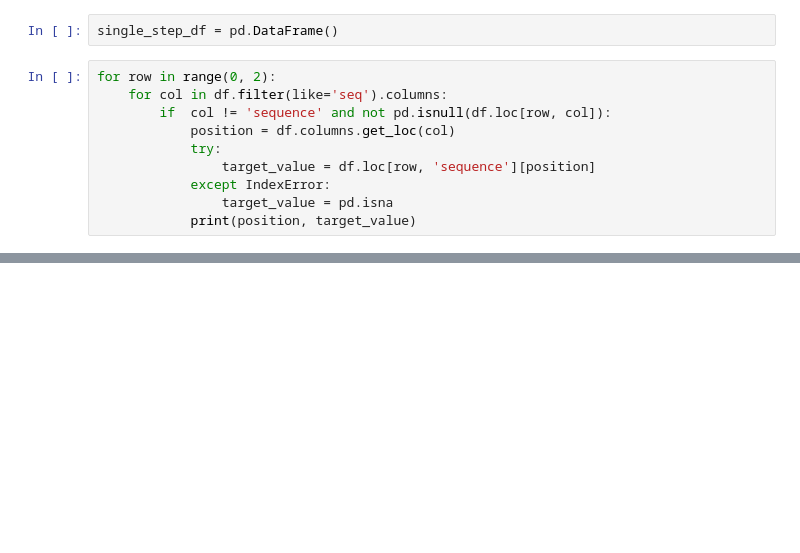
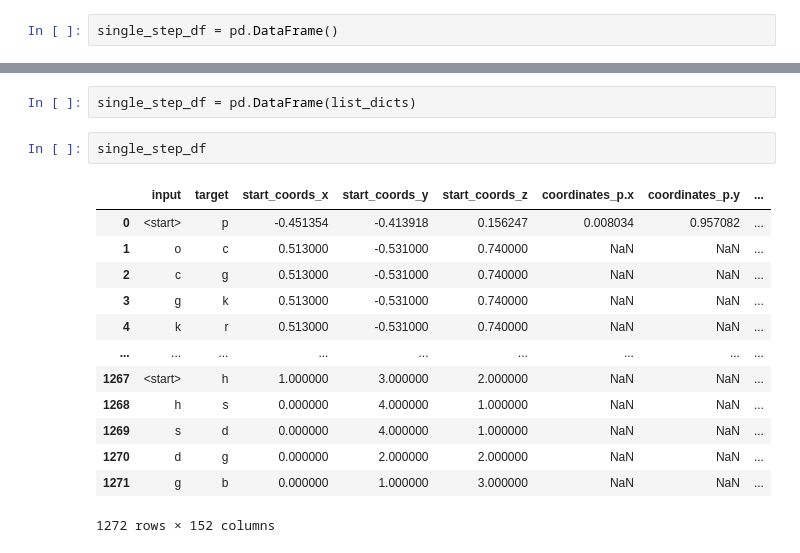
Before and after one commit to zauri/action_selection, a Jupyter notebook: cognitive model/model_evaluation/rnn/transform_data_to_single_step_df.ipynb, the cells around one changed output, grey strips where cells are left out. Cells and saved outputs as stored; diff of their text form; blank space fills up the shorter version.

Commit message:
add script to transform df for single step rnn

```diff
--- a/cognitive model/model_evaluation/rnn/transform_data_to_single_step_df.ipynb
+++ b/cognitive model/model_evaluation/rnn/transform_data_to_single_step_df.ipynb
@@ -43,13 +44,3 @@ df
 190 rows × 216 columns
 # %%
 single_step_df = pd.DataFrame()
-# %%
-for row in range(0, 2):
-    for col in df.filter(like='seq').columns:
-        if  col != 'sequence' and not pd.isnull(df.loc[row, col]):
-            position = df.columns.get_loc(col)
-            try:
-                target_value = df.loc[row, 'sequence'][position]
-            except IndexError:
-                target_value = pd.isna
-            print(position, target_value)
@@ -70,0 +116,18 @@ for row in range(0, 2):
+# %%
+single_step_df = pd.DataFrame(list_dicts)
+# %%
+single_step_df
+# %% [output]
+|  | input | target | start_coords_x | start_coords_y | start_coords_z | coordinates_p.x | coordinates_p.y | ... |
+| 0 | <start> | p | -0.451354 | -0.413918 | 0.156247 | 0.008034 | 0.957082 | ... |
+| 1 | o | c | 0.513000 | -0.531000 | 0.740000 | NaN | NaN | ... |
+| 2 | c | g | 0.513000 | -0.531000 | 0.740000 | NaN | NaN | ... |
+| 3 | g | k | 0.513000 | -0.531000 | 0.740000 | NaN | NaN | ... |
+| 4 | k | r | 0.513000 | -0.531000 | 0.740000 | NaN | NaN | ... |
+| ... | ... | ... | ... | ... | ... | ... | ... | ... |
+| 1267 | <start> | h | 1.000000 | 3.000000 | 2.000000 | NaN | NaN | ... |
+| 1268 | h | s | 0.000000 | 4.000000 | 1.000000 | NaN | NaN | ... |
+| 1269 | s | d | 0.000000 | 4.000000 | 1.000000 | NaN | NaN | ... |
+| 1270 | d | g | 0.000000 | 2.000000 | 2.000000 | NaN | NaN | ... |
+| 1271 | g | b | 0.000000 | 1.000000 | 3.000000 | NaN | NaN | ... |
+1272 rows × 152 columns
```
Also changed, not shown: parts of 5 cells of this notebook.
